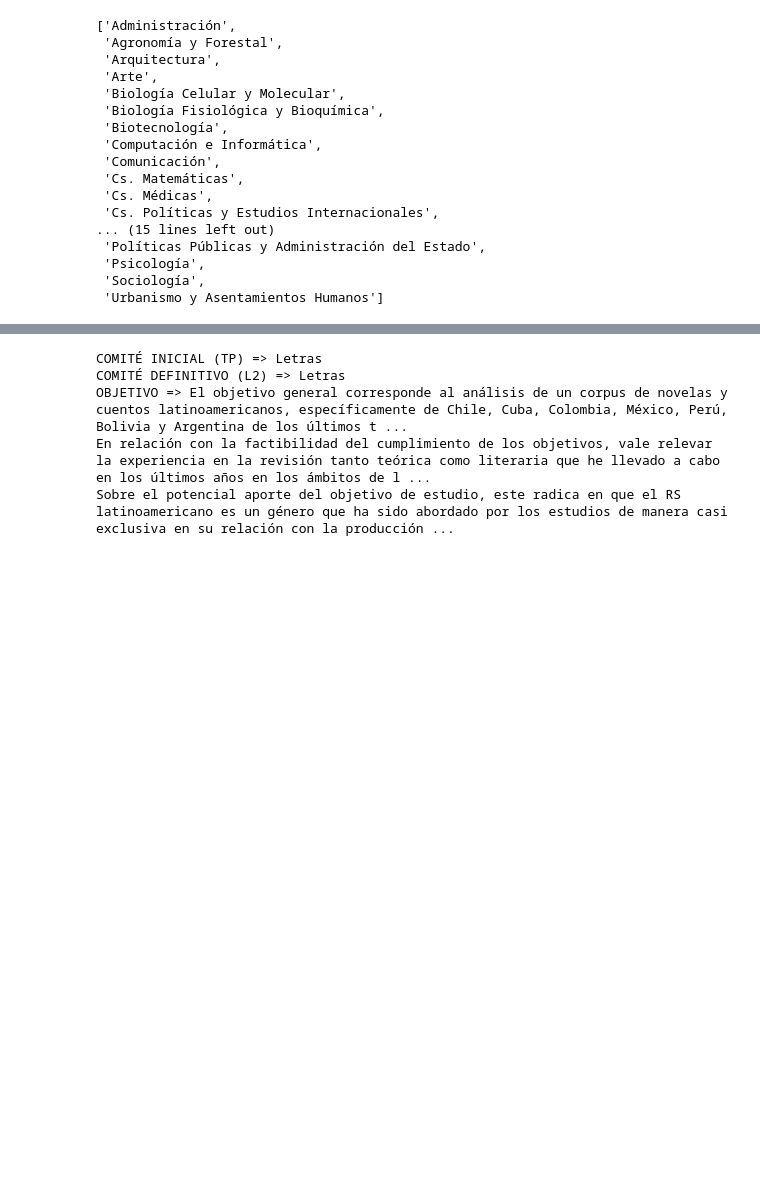
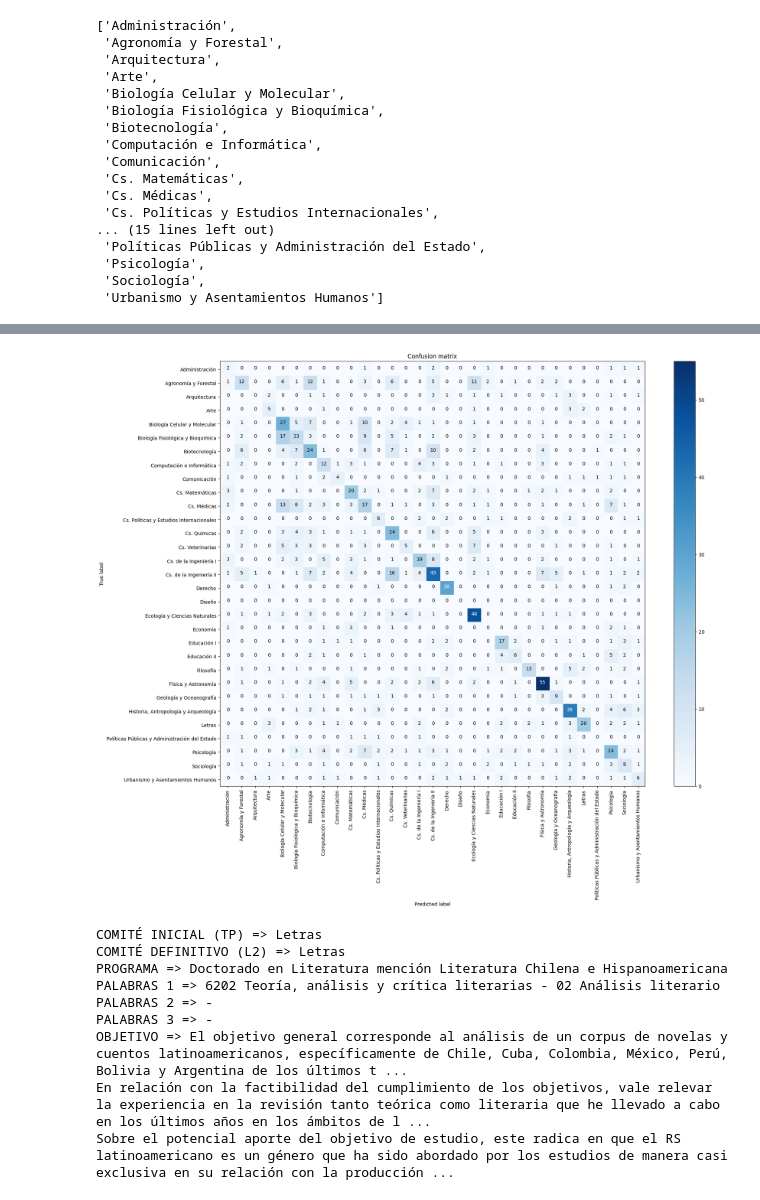
Before and after one commit to alvafox/Aprendizaje-supervisado, a Jupyter notebook: DecisionTreeClassifier_(OE).ipynb, the cells around one changed output, grey strips where cells are left out. Cells and saved outputs as stored; diff of their text form; code cells hidden in the pictures; blank space fills up the shorter version.

```diff
--- a/DecisionTreeClassifier_(OE).ipynb
+++ b/DecisionTreeClassifier_(OE).ipynb
@@ -234,14 +260,28 @@ cnf_matrix.shape
+# %%
+plt.figure(figsize=(20,16))
+# Ajustar los límites de los ejes x e y
+plt.xlim(-0.6, len(comites)-0.5)
+plt.ylim(len(comites)-0.5, -0.6)
+plot_confusion_matrix(y_test, y_pred, classes=comites)
+# %% [output]
+[figure, added]
 # %%
 n = 5248
 
 print("COMITÉ INICIAL (TP) =>", df["COMITÉ INICIAL (TP)"][n])
-
 print("COMITÉ DEFINITIVO (L2) =>", df["COMITÉ DEFINITIVO (L2)"][n])
-
-print("OBJETIVO =>",ftfy.fix_text(df["OBJETIVO"][n]))
+print("PROGRAMA =>",df["PROGRAMA"][n])
+print("PALABRAS 1 =>",df["PALABRAS 1"][n])
+print("PALABRAS 2 =>",df["PALABRAS 2"][n])
+print("PALABRAS 3 =>",df["PALABRAS 3"][n])
+print("OBJETIVO =>",df["OBJETIVO"][n])
 # %% [output]
 COMITÉ INICIAL (TP) => Letras
 COMITÉ DEFINITIVO (L2) => Letras
+PROGRAMA => Doctorado en Literatura mención Literatura Chilena e Hispanoamericana
+PALABRAS 1 => 6202 Teoría, análisis y crítica literarias - 02 Análisis literario
+PALABRAS 2 => -
+PALABRAS 3 => -
 OBJETIVO => El objetivo general corresponde al análisis de un corpus de novelas y cuentos latinoamericanos, específicamente de Chile, Cuba, Colombia, México, Perú, Bolivia y Argentina de los últimos t ...
 En relación con la factibilidad del cumplimiento de los objetivos, vale relevar la experiencia en la revisión tanto teórica como literaria que he llevado a cabo en los últimos años en los ámbitos de l ...
 Sobre el potencial aporte del objetivo de estudio, este radica en que el RS latinoamericano es un género que ha sido abordado por los estudios de manera casi exclusiva en su relación con la producción ...
```
Also changed, not shown: parts of 12 cells of this notebook.
